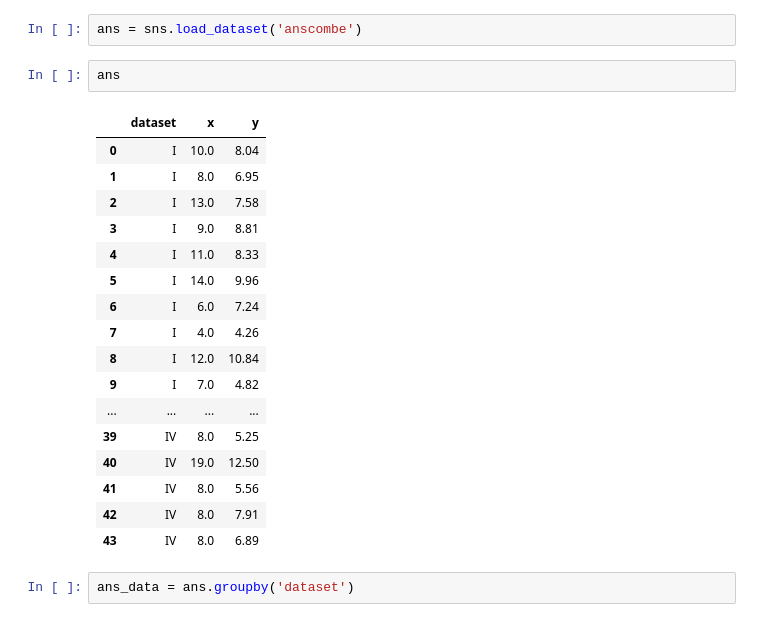
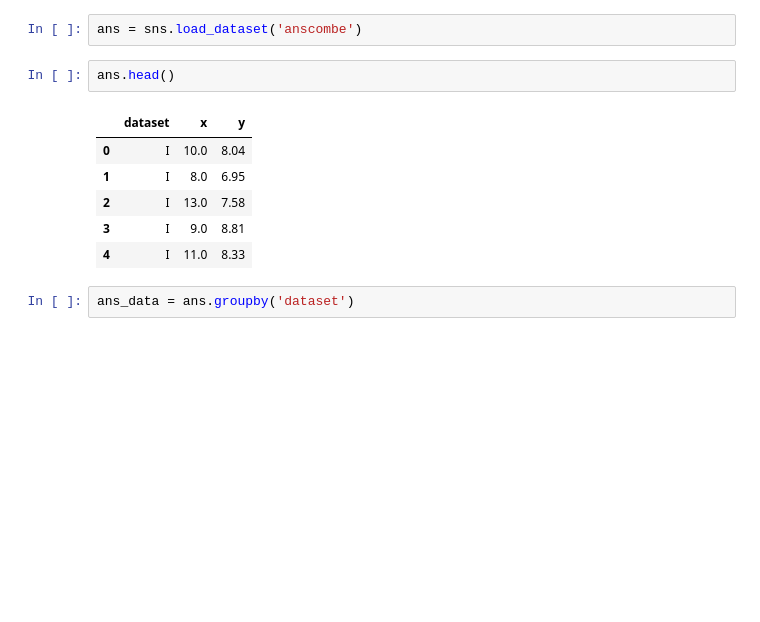
Before and after one commit to Brian-ONeil/numpy-pandas-visualization-exercises, a Jupyter notebook: seaborn_exercises.ipynb, the cells around one changed output. Drawn from its saved outputs; the diff is of its cells as text; blank space fills up the shorter version.

```diff
--- a/seaborn_exercises.ipynb
+++ b/seaborn_exercises.ipynb
@@ -90,25 +79,14 @@ using pandas, seaborn, groupby by dataset column using anscombe dataframe
 # %%
 ans = sns.load_dataset('anscombe')
 # %%
-ans
+ans.head()
 # %% [output]
 |  | dataset | x | y |
 | 0 | I | 10.0 | 8.04 |
 | 1 | I | 8.0 | 6.95 |
 | 2 | I | 13.0 | 7.58 |
 | 3 | I | 9.0 | 8.81 |
 | 4 | I | 11.0 | 8.33 |
-| 5 | I | 14.0 | 9.96 |
-| 6 | I | 6.0 | 7.24 |
-| 7 | I | 4.0 | 4.26 |
-| 8 | I | 12.0 | 10.84 |
-| 9 | I | 7.0 | 4.82 |
-| ... | ... | ... | ... |
-| 39 | IV | 8.0 | 5.25 |
-| 40 | IV | 19.0 | 12.50 |
-| 41 | IV | 8.0 | 5.56 |
-| 42 | IV | 8.0 | 7.91 |
-| 43 | IV | 8.0 | 6.89 |
 # %%
 ans_data = ans.groupby('dataset')
 # %%
```
Also changed, not shown: parts of 20 cells of this notebook, 1 other file.
